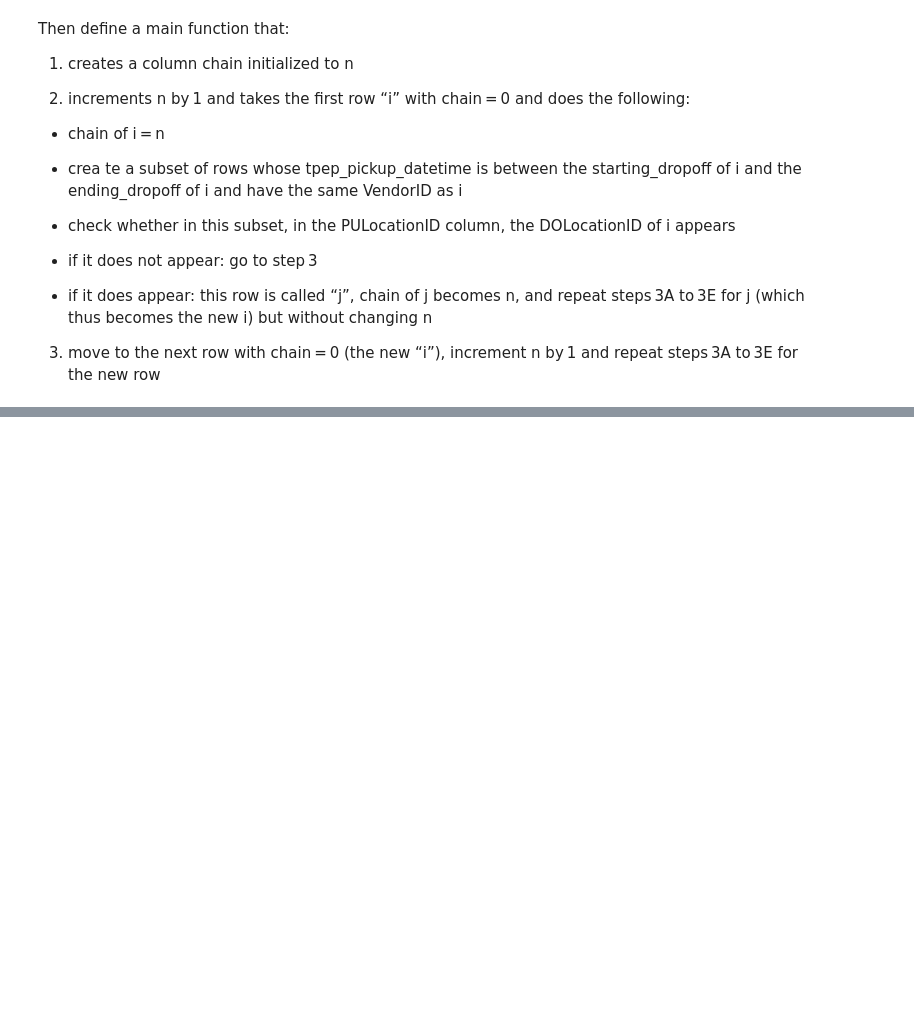
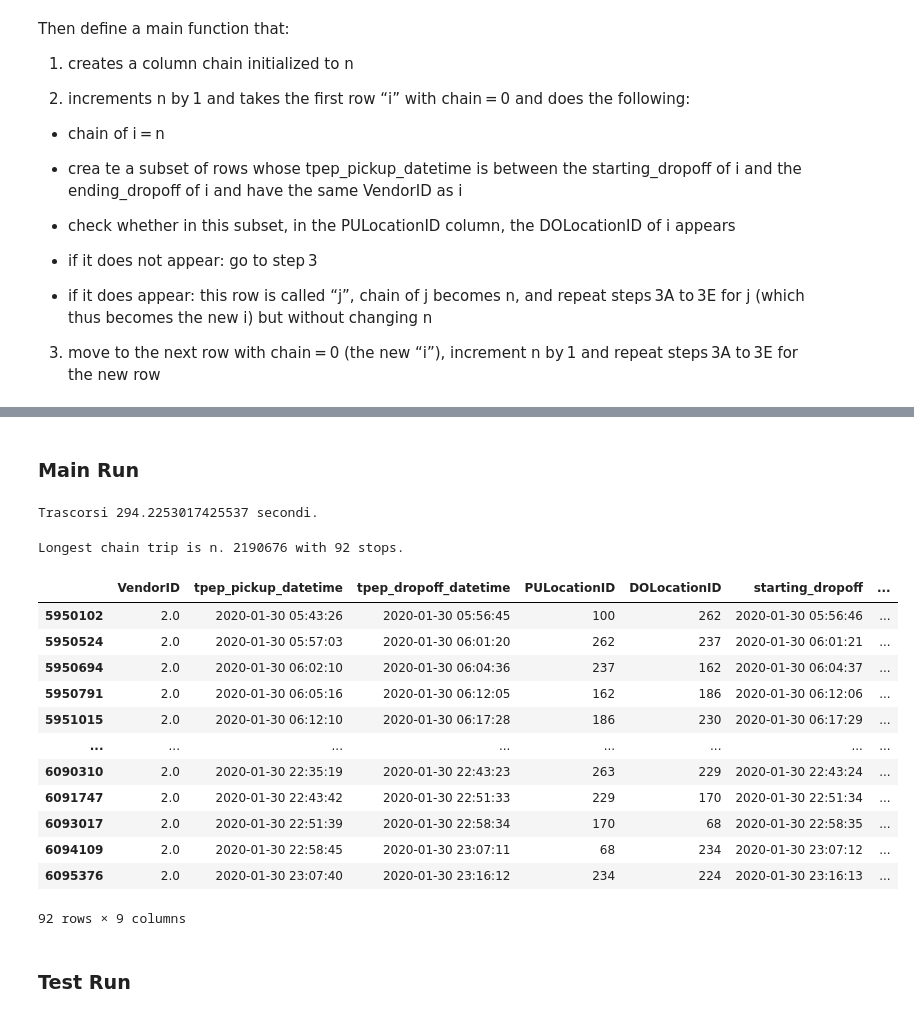
Before and after one commit to FrancescaNegriUniMiB/focsproject, a Jupyter notebook: Foundations_CS_2425.ipynb, the cells around one changed output, grey strips where cells are left out. Saved outputs shown, nothing was run; the diff lists cells and outputs as text; code cells hidden in the pictures; blank space fills up the shorter version.

Commit message:
tasks 17 first test ok

```diff
--- a/Foundations_CS_2425.ipynb
+++ b/Foundations_CS_2425.ipynb
@@ -695,0 +698,27 @@ Then define a main function that:
+# %%
+#FOR PRE-PROCESSING
+
+def chains_preprocess(df):
+  df['tpep_pickup_datetime'] = pd.to_datetime(df['tpep_pickup_datetime'])
+  df['tpep_dropoff_datetime'] = pd.to_datetime(df['tpep_dropoff_datetime'])
+
+  df = df[['VendorID','tpep_pickup_datetime','tpep_dropoff_datetime','PULocationID','DOLocationID']].copy().reset_index(drop=True)
+
+  df['VendorID'] = df['VendorID'].astype('category')
+
+  df.sort_values(
+      ['VendorID', 'tpep_pickup_datetime', 'tpep_dropoff_datetime'],
+      inplace=True,
+      kind='quicksort',
+      ignore_index=True
+  )
+
+  delta1s = pd.Timedelta(seconds=1)
+  delta2m = pd.Timedelta(minutes=2)
+
+  df['starting_dropoff'] = df['tpep_dropoff_datetime'] + delta1s
+  df['ending_dropoff']   = df['tpep_dropoff_datetime'] + delta2m
+
+  df['chain'] = 0
+  df['n_stop'] = 0
+  return df
@@ -695,0 +829,36 @@ Then define a main function that:
+# %% [markdown]
+### Main Run
+# %%
+df = chains_preprocess(df)
+
+start=t.time()
+
+df_c = df
+df_c = build_chains(df_c)
+df_c = add_stops(df_c)
+
+end = t.time()
+print(f"Trascorsi {end - start} secondi.")
+# %% [output]
+Trascorsi 294.2253017425537 secondi.
+# %%
+pd.set_option('display.max_rows', 30)
+print(f"\nLongest chain trip is n. {df_c['chain'].value_counts().idxmax()} with {max(df_c['chain'].value_counts())} stops.\n\n")
+df_c[df_c['chain']==df_c['chain'].value_counts().idxmax()]
+# %% [output]
+Longest chain trip is n. 2190676 with 92 stops.
+|  | VendorID | tpep_pickup_datetime | tpep_dropoff_datetime | PULocationID | DOLocationID | starting_dropoff | ... |
+| 5950102 | 2.0 | 2020-01-30 05:43:26 | 2020-01-30 05:56:45 | 100 | 262 | 2020-01-30 05:56:46 | ... |
+| 5950524 | 2.0 | 2020-01-30 05:57:03 | 2020-01-30 06:01:20 | 262 | 237 | 2020-01-30 06:01:21 | ... |
+| 5950694 | 2.0 | 2020-01-30 06:02:10 | 2020-01-30 06:04:36 | 237 | 162 | 2020-01-30 06:04:37 | ... |
+| 5950791 | 2.0 | 2020-01-30 06:05:16 | 2020-01-30 06:12:05 | 162 | 186 | 2020-01-30 06:12:06 | ... |
+| 5951015 | 2.0 | 2020-01-30 06:12:10 | 2020-01-30 06:17:28 | 186 | 230 | 2020-01-30 06:17:29 | ... |
+| ... | ... | ... | ... | ... | ... | ... | ... |
+| 6090310 | 2.0 | 2020-01-30 22:35:19 | 2020-01-30 22:43:23 | 263 | 229 | 2020-01-30 22:43:24 | ... |
+| 6091747 | 2.0 | 2020-01-30 22:43:42 | 2020-01-30 22:51:33 | 229 | 170 | 2020-01-30 22:51:34 | ... |
+| 6093017 | 2.0 | 2020-01-30 22:51:39 | 2020-01-30 22:58:34 | 170 | 68 | 2020-01-30 22:58:35 | ... |
+| 6094109 | 2.0 | 2020-01-30 22:58:45 | 2020-01-30 23:07:11 | 68 | 234 | 2020-01-30 23:07:12 | ... |
+| 6095376 | 2.0 | 2020-01-30 23:07:40 | 2020-01-30 23:16:12 | 234 | 224 | 2020-01-30 23:16:13 | ... |
+92 rows × 9 columns
+# %% [markdown]
+### Test Run
```
Also changed, not shown: parts of 5 cells of this notebook.
